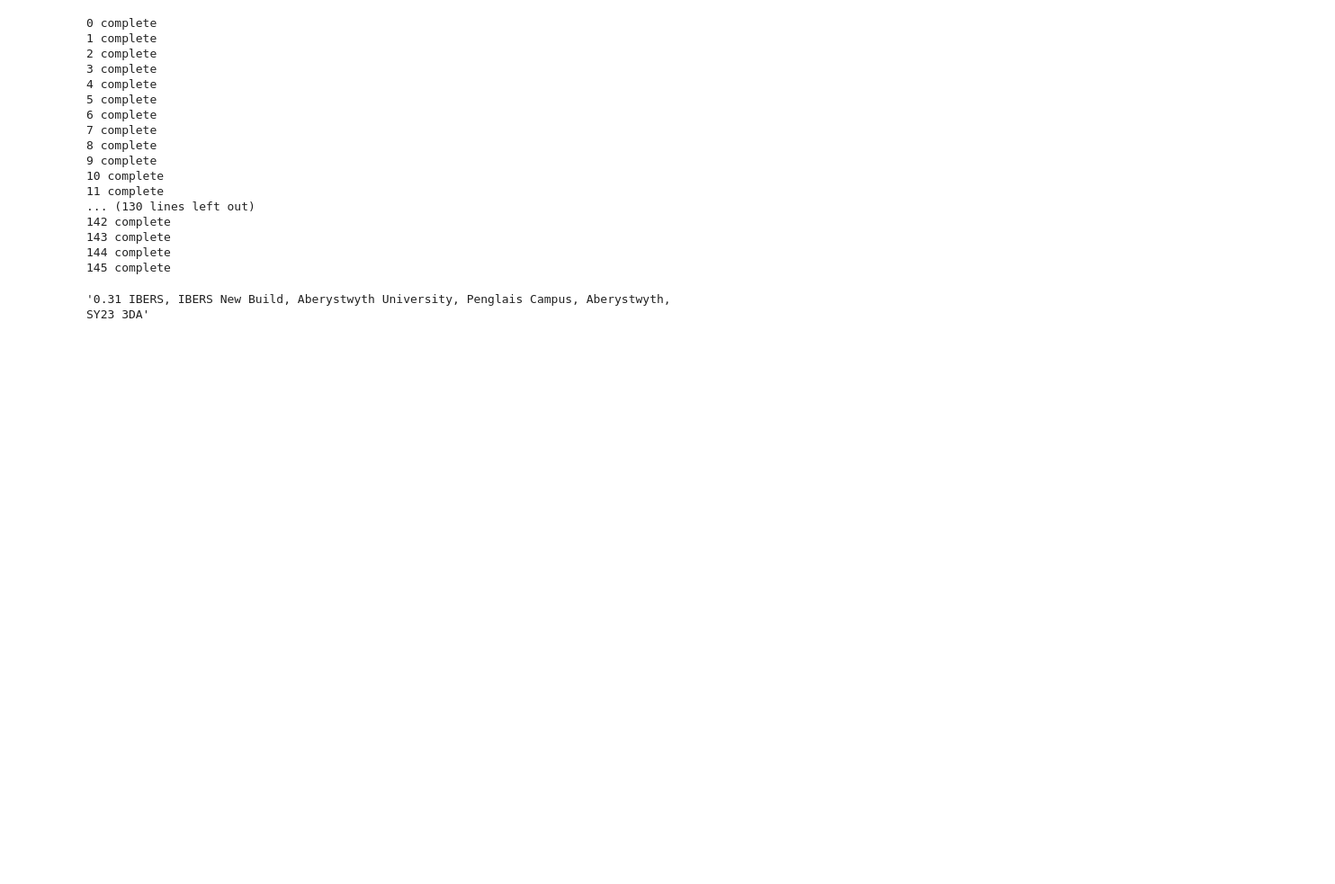
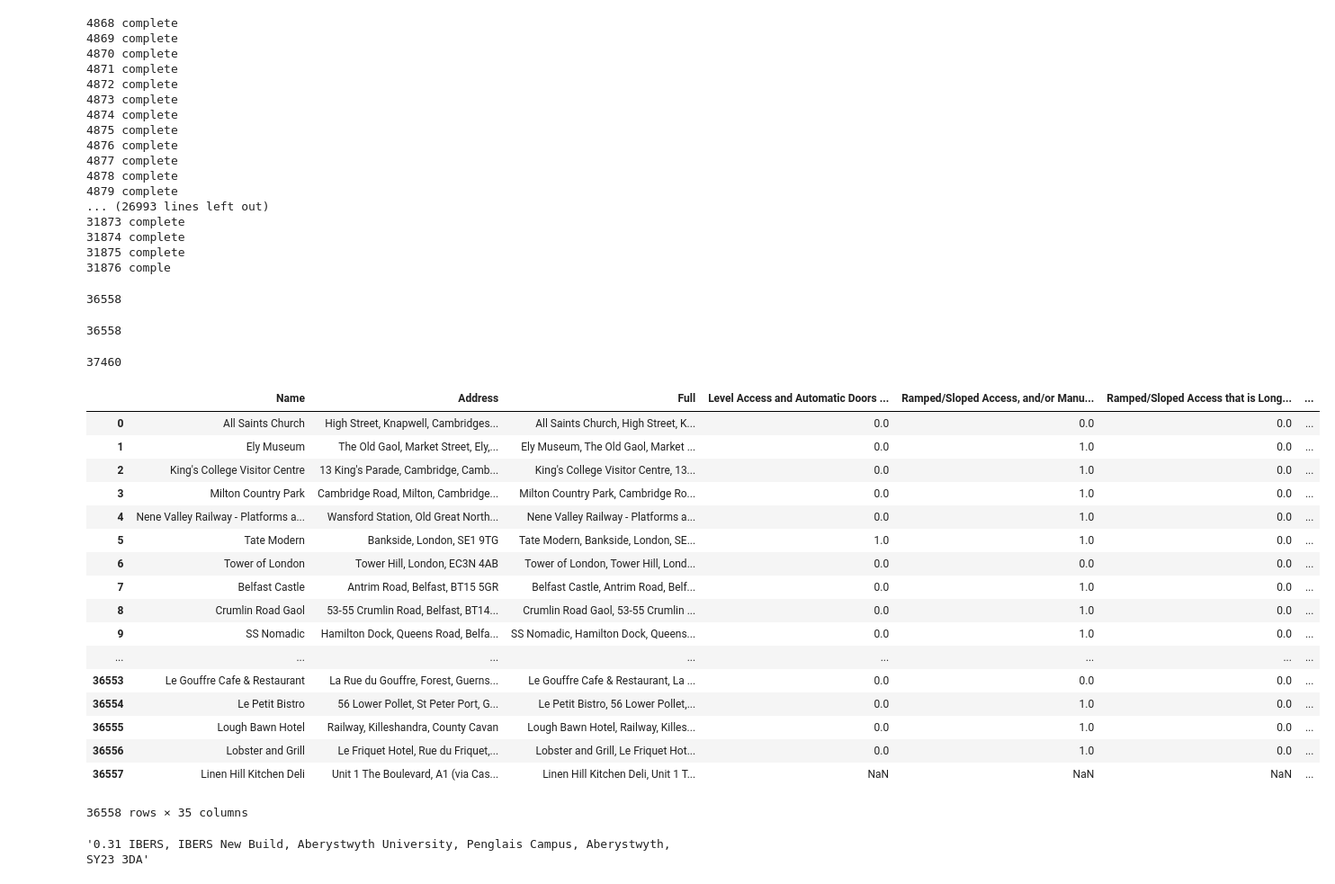
Before and after one commit to zcuaan/Coursera_Capstone, a Jupyter notebook: attempt2.ipynb, the cells around one changed output. Shown: that part at 90% size. Drawn from its saved outputs; the diff is of its cells as text; code cells hidden in the pictures; blank space fills up the shorter version.

```diff
--- a/attempt2.ipynb
+++ b/attempt2.ipynb
@@ -31,7 +31,7 @@ tag = type(soup.find('h1', 'u-h2 heading u-colour-primary'))
 # %%
 # find venue details
 
-for i in range(len(links)):
+for i in range(4868,len(links)):
     url = links[i]
     page = requests.get(url)
     soup = BeautifulSoup(page.content, 'html.parser')
@@ -54,23 +54,35 @@ for i in range(len(links)):
                 features[k].append(0)
     print(i, 'complete')
 # %% [output]
-0 complete
-1 complete
-2 complete
-3 complete
-4 complete
-5 complete
-6 complete
-7 complete
-8 complete
-9 complete
-10 complete
-11 complete
-... (130 lines left out)
-142 complete
-143 complete
-144 complete
-145 complete
+4868 complete
+4869 complete
+4870 complete
+4871 complete
+4872 complete
+4873 complete
+4874 complete
+4875 complete
+4876 complete
+4877 complete
+4878 complete
+4879 complete
+... (26993 lines left out)
+31873 complete
+31874 complete
+31875 complete
+31876 comple
+# %%
+len(name)
+# %% [output]
+36558
+# %%
+len(address)
+# %% [output]
+36558
+# %%
+len()
+# %% [output]
+37460
 # %%
 df = pd.DataFrame({'Name': name, 'Address': address, 'Full': [m+', '+str(n) for m,n in zip(name,address)]})
 df = df.join(pd.DataFrame.from_dict(features))
@@ -93,3 +105,24 @@ df = df.join(pd.DataFrame.from_dict(features))
+# %%
+df
+# %% [output]
+|  | Name | Address | Full | Level Access and Automatic Doors ... | Ramped/Sloped Access, and/or Manu... | Ramped/Sloped Access that is Long... | ... |
+| 0 | All Saints Church | High Street, Knapwell, Cambridges... | All Saints Church, High Street, K... | 0.0 | 0.0 | 0.0 | ... |
+| 1 | Ely Museum | The Old Gaol, Market Street, Ely,... | Ely Museum, The Old Gaol, Market ... | 0.0 | 1.0 | 0.0 | ... |
+| 2 | King's College Visitor Centre | 13 King's Parade, Cambridge, Camb... | King's College Visitor Centre, 13... | 0.0 | 1.0 | 0.0 | ... |
+| 3 | Milton Country Park | Cambridge Road, Milton, Cambridge... | Milton Country Park, Cambridge Ro... | 0.0 | 1.0 | 0.0 | ... |
+| 4 | Nene Valley Railway - Platforms a... | Wansford Station, Old Great North... | Nene Valley Railway - Platforms a... | 0.0 | 1.0 | 0.0 | ... |
+| 5 | Tate Modern | Bankside, London, SE1 9TG | Tate Modern, Bankside, London, SE... | 1.0 | 1.0 | 0.0 | ... |
+| 6 | Tower of London | Tower Hill, London, EC3N 4AB | Tower of London, Tower Hill, Lond... | 0.0 | 0.0 | 0.0 | ... |
+| 7 | Belfast Castle | Antrim Road, Belfast, BT15 5GR | Belfast Castle, Antrim Road, Belf... | 0.0 | 1.0 | 0.0 | ... |
+| 8 | Crumlin Road Gaol | 53-55 Crumlin Road, Belfast, BT14... | Crumlin Road Gaol, 53-55 Crumlin ... | 0.0 | 1.0 | 0.0 | ... |
+| 9 | SS Nomadic | Hamilton Dock, Queens Road, Belfa... | SS Nomadic, Hamilton Dock, Queens... | 0.0 | 1.0 | 0.0 | ... |
+| ... | ... | ... | ... | ... | ... | ... | ... |
+| 36553 | Le Gouffre Cafe & Restaurant | La Rue du Gouffre, Forest, Guerns... | Le Gouffre Cafe & Restaurant, La ... | 0.0 | 0.0 | 0.0 | ... |
+| 36554 | Le Petit Bistro | 56 Lower Pollet, St Peter Port, G... | Le Petit Bistro, 56 Lower Pollet,... | 0.0 | 1.0 | 0.0 | ... |
+| 36555 | Lough Bawn Hotel | Railway, Killeshandra, County Cavan | Lough Bawn Hotel, Railway, Killes... | 0.0 | 1.0 | 0.0 | ... |
+| 36556 | Lobster and Grill | Le Friquet Hotel, Rue du Friquet,... | Lobster and Grill, Le Friquet Hot... | 0.0 | 1.0 | 0.0 | ... |
+| 36557 | Linen Hill Kitchen Deli | Unit 1 The Boulevard, A1 (via Cas... | Linen Hill Kitchen Deli, Unit 1 T... | NaN | NaN | NaN | ... |
+36558 rows × 35 columns
 # %%
 pickle_in = open("df.pickle","rb")
 df = pickle.load(pickle_in)
```
Also changed, not shown: parts of 1 cell of this notebook, 8 other files.
